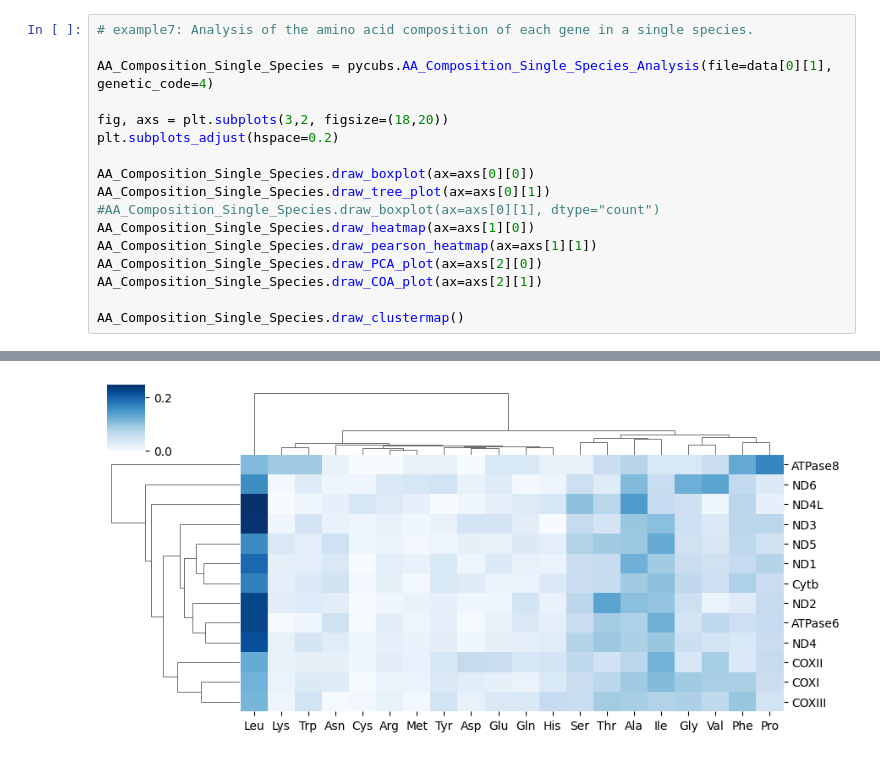
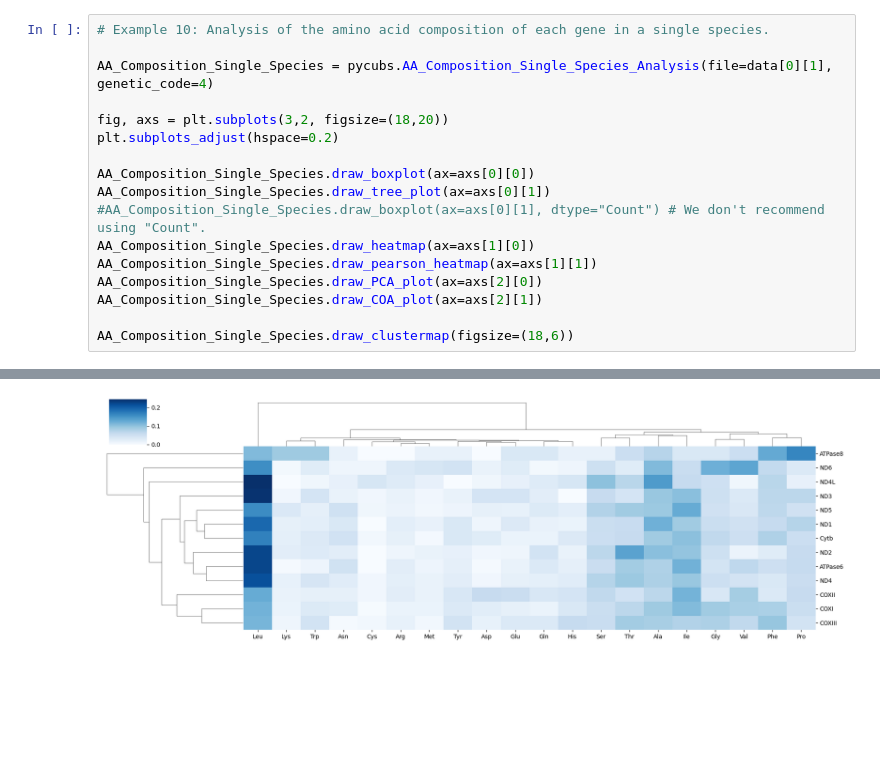
Before and after one commit to thecgs/pyCUBs, a Jupyter notebook: tutorial.ipynb, the cells around one changed output, grey strips where cells are left out. Saved outputs shown, nothing was run; the diff lists cells and outputs as text; blank space fills up the shorter version.

```diff
--- a/tutorial.ipynb
+++ b/tutorial.ipynb
@@ -142,5 +243,5 @@ codonW_result_df
 # %%
-# example7: Analysis of the amino acid composition of each gene in a single species.
+# Example 10: Analysis of the amino acid composition of each gene in a single species.
 
 AA_Composition_Single_Species = pycubs.AA_Composition_Single_Species_Analysis(file=data[0][1], genetic_code=4)
 
@@ -149,11 +250,11 @@ plt.subplots_adjust(hspace=0.2)
 
 AA_Composition_Single_Species.draw_boxplot(ax=axs[0][0])
 AA_Composition_Single_Species.draw_tree_plot(ax=axs[0][1])
-#AA_Composition_Single_Species.draw_boxplot(ax=axs[0][1], dtype="count")
+#AA_Composition_Single_Species.draw_boxplot(ax=axs[0][1], dtype="Count") # We don't recommend using "Count".
 AA_Composition_Single_Species.draw_heatmap(ax=axs[1][0])
 AA_Composition_Single_Species.draw_pearson_heatmap(ax=axs[1][1])
 AA_Composition_Single_Species.draw_PCA_plot(ax=axs[2][0])
 AA_Composition_Single_Species.draw_COA_plot(ax=axs[2][1])
 
-AA_Composition_Single_Species.draw_clustermap()
+AA_Composition_Single_Species.draw_clustermap(figsize=(18,6))
 # %% [output]
@@ -161,2 +262,2 @@ AA_Composition_Single_Species.draw_clustermap()
-[figure, old version]
+[figure, new version]
 # %%
```
Also changed, not shown: parts of 16 cells of this notebook, 56 other files.
